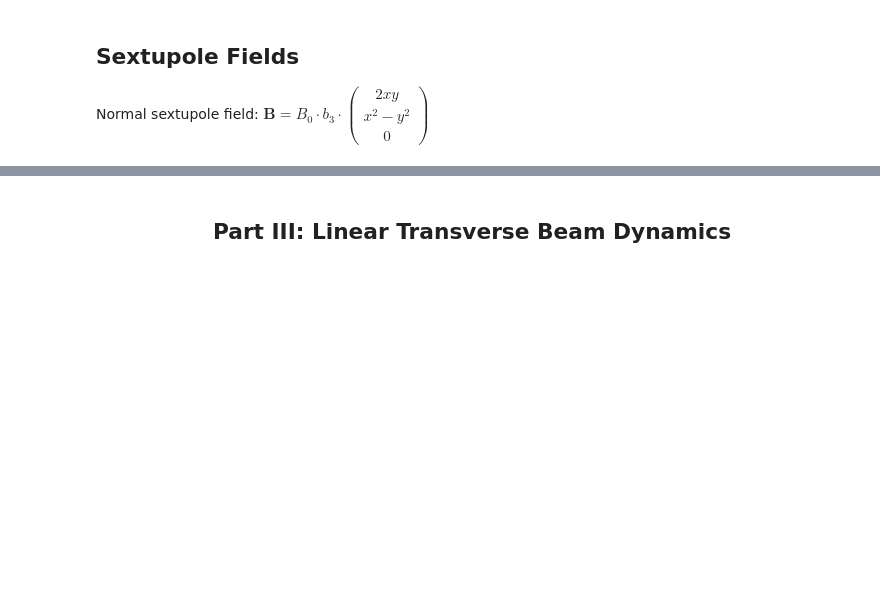
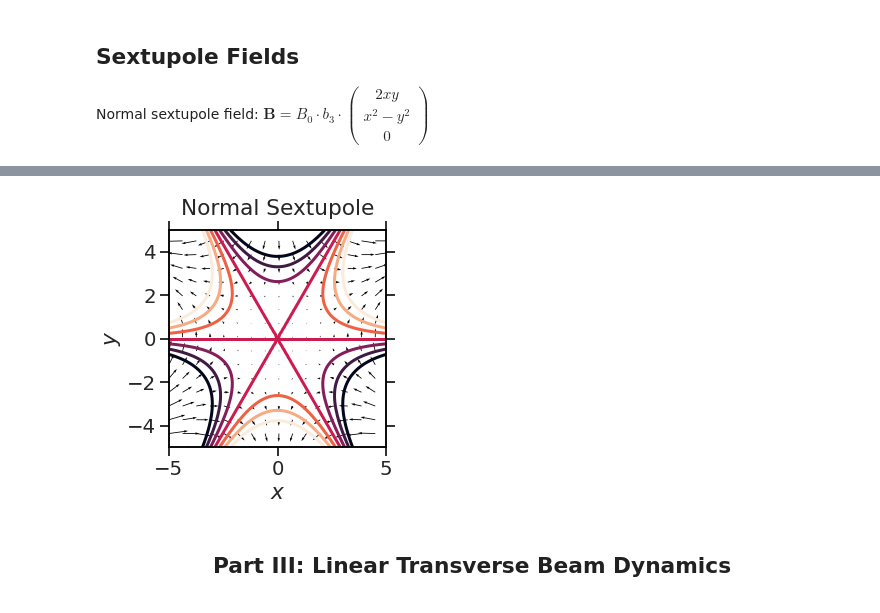
Before and after one commit to aoeftiger/TUDa-NMAP-07, a Jupyter notebook: lecture.ipynb, the cells around one changed output, grey strips where cells are left out. Saved outputs shown, nothing was run; the diff lists cells and outputs as text; code cells hidden in the pictures; blank space fills up the shorter version.

```diff
--- a/lecture.ipynb
+++ b/lecture.ipynb
@@ -237,16 +250,18 @@ Normal sextupole field: $\mathbf{B}=B_0\cdot b_3 \cdot \begin{pmatrix} 2xy \\ x^
 # %%
 plt.gca().set_aspect('equal')
 xlist = np.linspace(-5.0, 5.0, 80)
 ylist = np.linspace(-5.0, 5.0, 80)
 X, Y = np.meshgrid(xlist, ylist)
 Zn = (3 * X**2 * Y - Y**3) / 3
 levels = np.arange(-6, 6.1, 2) * 3
 
-plt.title('Normal Sextupole')
+plt.title('Normal Sextupole', y=1.04)
 plt.contour(X, Y, Zn, levels)
 plt.quiver(X[::5,::5], Y[::5,::5], (2 * X * Y)[::5,::5], (X * X - Y * Y)[::5,::5])
 plt.xlabel('$x$')
-plt.ylabel('$y$')
+plt.ylabel('$y$');
+# %% [output]
+[figure, added]
 # %% [markdown]
 <div style="text-align: center; width:100%;">
     <h2>Part III: Linear Transverse Beam Dynamics</h2>
```
Also changed, not shown: parts of 40 cells of this notebook, 1 other file.
